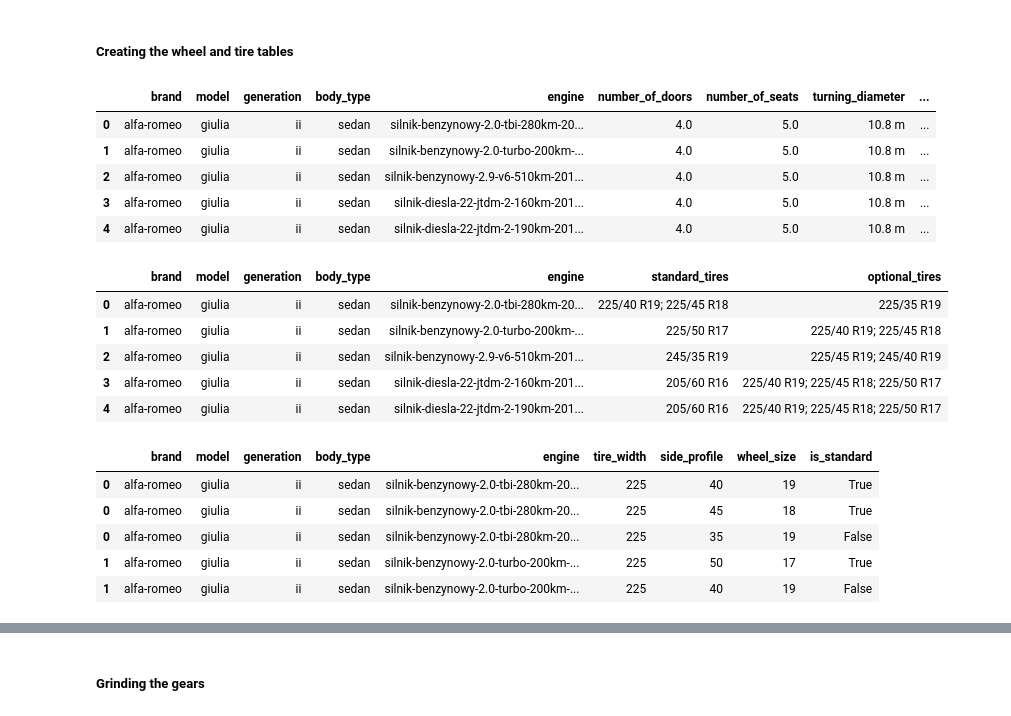
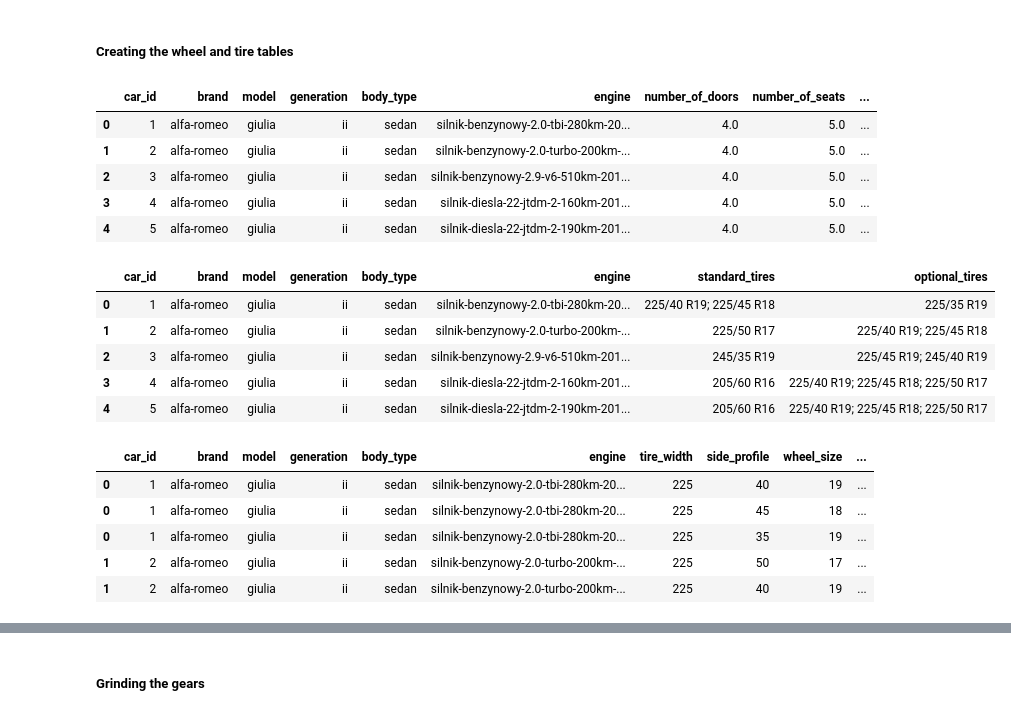
Before and after one commit to MateuszBodek/car-data-analysis, a Jupyter notebook: src/data_scripts/preliminary_ed.ipynb, the cells around one changed output, grey strips where cells are left out. Drawn from its saved outputs; the diff is of its cells as text; code cells hidden in the pictures.

```diff
--- a/src/data_scripts/preliminary_ed.ipynb
+++ b/src/data_scripts/preliminary_ed.ipynb
@@ -180,15 +192,17 @@ Looks like some cars have body type included in their model name, while others d
 def create_model_name_columns(name):
     name_parts = name.split(' ')
     if len(name_parts) == 4:
-        name_parts.insert(3, None)
+        name_parts.insert(3, 'not_given')
     return pd.Series(name_parts)
 # %%
-from warnings import simplefilter
 simplefilter(action="ignore", category=pd.errors.PerformanceWarning)
 pd.options.mode.chained_assignment = None
 
-id_cols = ['Marka', 'Model', 'Generacja', 'Nadwozie', 'Silnik'] # These will become the primary key in the database
-tech_specs_useful[id_cols] = tech_specs_useful['Model'].apply(create_model_name_columns)
+id_cols = ['car_id', 'Marka', 'Model', 'Generacja', 'Nadwozie', 'Silnik'] # These will become the primary key in the database
+tech_specs_useful[id_cols[1:]] = tech_specs_useful['Model'].apply(create_model_name_columns)
+
+tech_specs_useful.reset_index(inplace=True) # every table has its own indexing
+tech_specs_useful['car_id'] = tech_specs_useful.index + 1
 
 other_cols = [col for col in tech_specs_useful.columns if col not in id_cols]
 new_col_order = id_cols + other_cols
@@ -201,3 +215,3 @@ Index(['Marka', 'Model', 'Generacja', 'Nadwozie', 'Silnik', 'Liczba drzwi',
       dtype='object')
 # %%
-print(tech_specs_useful.columns.tolist())  # Print first 10 columns to check
+tech_specs_useful.drop(columns=['index'], inplace=True)
@@ -206,7 +228,9 @@ print(tech_specs_useful.columns.tolist())  # Print first 10 columns to check
 # %% [markdown]
 ##### Renaming columns for better clarity
 # %%
-new_col_names =['brand',
+new_col_names =[
+            'car_id',
+            'brand',
             'model',
             'generation',
             'body_type',
@@ -321,9 +345,9 @@ tech_specs_useful = tech_specs_useful.set_axis(new_col_names, axis=1)
 with pd.option_context(*display_settings):
     display(tech_specs_useful.head())
 # %% [output]
-|  | brand | model | generation | body_type | engine | number_of_doors | number_of_seats | turning_diameter | ... |
-| 0 | alfa-romeo | giulia | ii | sedan | silnik-benzynowy-2.0-tbi-280km-20... | 4.0 | 5.0 | 10.8 m | ... |
-| 1 | alfa-romeo | giulia | ii | sedan | silnik-benzynowy-2.0-turbo-200km-... | 4.0 | 5.0 | 10.8 m | ... |
-| 2 | alfa-romeo | giulia | ii | sedan | silnik-benzynowy-2.9-v6-510km-201... | 4.0 | 5.0 | 10.8 m | ... |
-| 3 | alfa-romeo | giulia | ii | sedan | silnik-diesla-22-jtdm-2-160km-201... | 4.0 | 5.0 | 10.8 m | ... |
-| 4 | alfa-romeo | giulia | ii | sedan | silnik-diesla-22-jtdm-2-190km-201... | 4.0 | 5.0 | 10.8 m | ... |
+|  | car_id | brand | model | generation | body_type | engine | number_of_doors | number_of_seats | ... |
+| 0 | 1 | alfa-romeo | giulia | ii | sedan | silnik-benzynowy-2.0-tbi-280km-20... | 4.0 | 5.0 | ... |
+| 1 | 2 | alfa-romeo | giulia | ii | sedan | silnik-benzynowy-2.0-turbo-200km-... | 4.0 | 5.0 | ... |
+| 2 | 3 | alfa-romeo | giulia | ii | sedan | silnik-benzynowy-2.9-v6-510km-201... | 4.0 | 5.0 | ... |
+| 3 | 4 | alfa-romeo | giulia | ii | sedan | silnik-diesla-22-jtdm-2-160km-201... | 4.0 | 5.0 | ... |
+| 4 | 5 | alfa-romeo | giulia | ii | sedan | silnik-diesla-22-jtdm-2-190km-201... | 4.0 | 5.0 | ... |
@@ -332,13 +354,13 @@ import re
 # %%
-tire_specs = tech_specs_useful[['brand', 'model', 'generation', 'body_type', 'engine', 'standard_tires', 'optional_tires']]
+tire_specs = tech_specs_useful[['car_id', 'brand', 'model', 'generation', 'body_type', 'engine', 'standard_tires', 'optional_tires']]
 tire_specs.head()
 # %% [output]
-|  | brand | model | generation | body_type | engine | standard_tires | optional_tires |
-| 0 | alfa-romeo | giulia | ii | sedan | silnik-benzynowy-2.0-tbi-280km-20... | 225/40 R19; 225/45 R18 | 225/35 R19 |
-| 1 | alfa-romeo | giulia | ii | sedan | silnik-benzynowy-2.0-turbo-200km-... | 225/50 R17 | 225/40 R19; 225/45 R18 |
-| 2 | alfa-romeo | giulia | ii | sedan | silnik-benzynowy-2.9-v6-510km-201... | 245/35 R19 | 225/45 R19; 245/40 R19 |
-| 3 | alfa-romeo | giulia | ii | sedan | silnik-diesla-22-jtdm-2-160km-201... | 205/60 R16 | 225/40 R19; 225/45 R18; 225/50 R17 |
-| 4 | alfa-romeo | giulia | ii | sedan | silnik-diesla-22-jtdm-2-190km-201... | 205/60 R16 | 225/40 R19; 225/45 R18; 225/50 R17 |
+|  | car_id | brand | model | generation | body_type | engine | standard_tires | optional_tires |
+| 0 | 1 | alfa-romeo | giulia | ii | sedan | silnik-benzynowy-2.0-tbi-280km-20... | 225/40 R19; 225/45 R18 | 225/35 R19 |
+| 1 | 2 | alfa-romeo | giulia | ii | sedan | silnik-benzynowy-2.0-turbo-200km-... | 225/50 R17 | 225/40 R19; 225/45 R18 |
+| 2 | 3 | alfa-romeo | giulia | ii | sedan | silnik-benzynowy-2.9-v6-510km-201... | 245/35 R19 | 225/45 R19; 245/40 R19 |
+| 3 | 4 | alfa-romeo | giulia | ii | sedan | silnik-diesla-22-jtdm-2-160km-201... | 205/60 R16 | 225/40 R19; 225/45 R18; 225/50 R17 |
+| 4 | 5 | alfa-romeo | giulia | ii | sedan | silnik-diesla-22-jtdm-2-190km-201... | 205/60 R16 | 225/40 R19; 225/45 R18; 225/50 R17 |
 # %%
 def missing_val_fixer(std, opt):
     # If it's NaN or None treat as empty list
@@ -363,10 +385,10 @@ tire_specs['wheel_size'] = tire_specs['wheel_size'].str.replace('O', '')
 tire_specs.drop(columns=['standard_tires', 'optional_tires', 'tire'], inplace=True)
 tire_specs.head()
 # %% [output]
-|  | brand | model | generation | body_type | engine | tire_width | side_profile | wheel_size | is_standard |
-| 0 | alfa-romeo | giulia | ii | sedan | silnik-benzynowy-2.0-tbi-280km-20... | 225 | 40 | 19 | True |
-| 0 | alfa-romeo | giulia | ii | sedan | silnik-benzynowy-2.0-tbi-280km-20... | 225 | 45 | 18 | True |
-| 0 | alfa-romeo | giulia | ii | sedan | silnik-benzynowy-2.0-tbi-280km-20... | 225 | 35 | 19 | False |
-| 1 | alfa-romeo | giulia | ii | sedan | silnik-benzynowy-2.0-turbo-200km-... | 225 | 50 | 17 | True |
-| 1 | alfa-romeo | giulia | ii | sedan | silnik-benzynowy-2.0-turbo-200km-... | 225 | 40 | 19 | False |
+|  | car_id | brand | model | generation | body_type | engine | tire_width | side_profile | wheel_size | ... |
+| 0 | 1 | alfa-romeo | giulia | ii | sedan | silnik-benzynowy-2.0-tbi-280km-20... | 225 | 40 | 19 | ... |
+| 0 | 1 | alfa-romeo | giulia | ii | sedan | silnik-benzynowy-2.0-tbi-280km-20... | 225 | 45 | 18 | ... |
+| 0 | 1 | alfa-romeo | giulia | ii | sedan | silnik-benzynowy-2.0-tbi-280km-20... | 225 | 35 | 19 | ... |
+| 1 | 2 | alfa-romeo | giulia | ii | sedan | silnik-benzynowy-2.0-turbo-200km-... | 225 | 50 | 17 | ... |
+| 1 | 2 | alfa-romeo | giulia | ii | sedan | silnik-benzynowy-2.0-turbo-200km-... | 225 | 40 | 19 | ... |
 # %%
```
Also changed, not shown: parts of 15 cells of this notebook, 2 other files.
